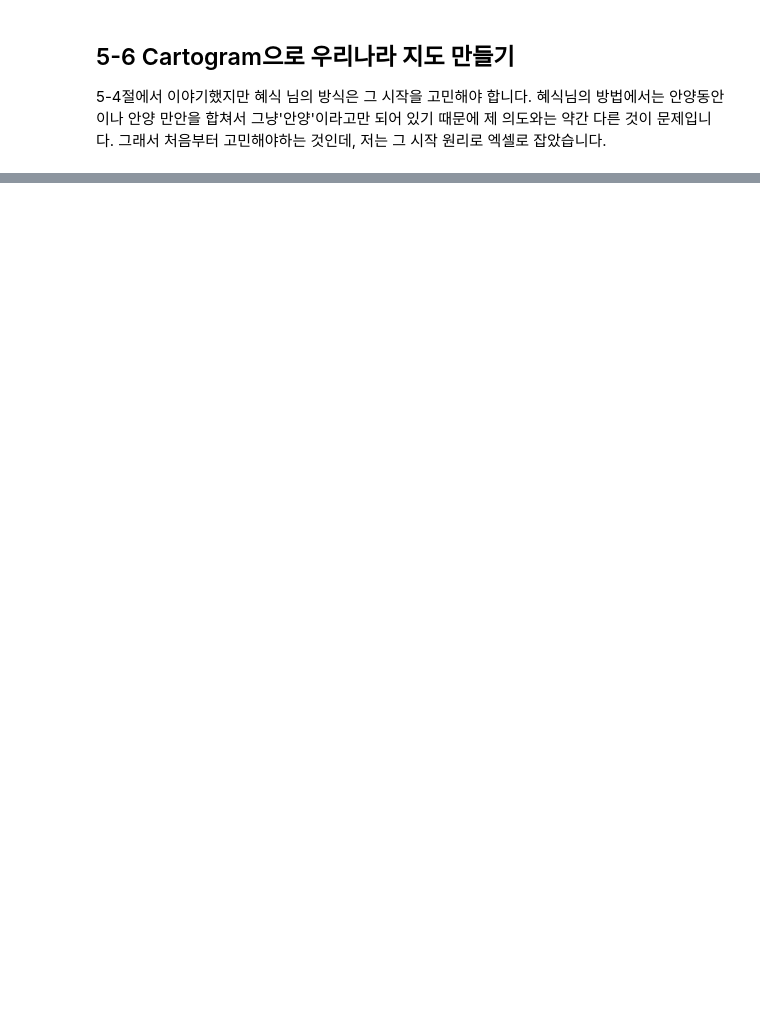
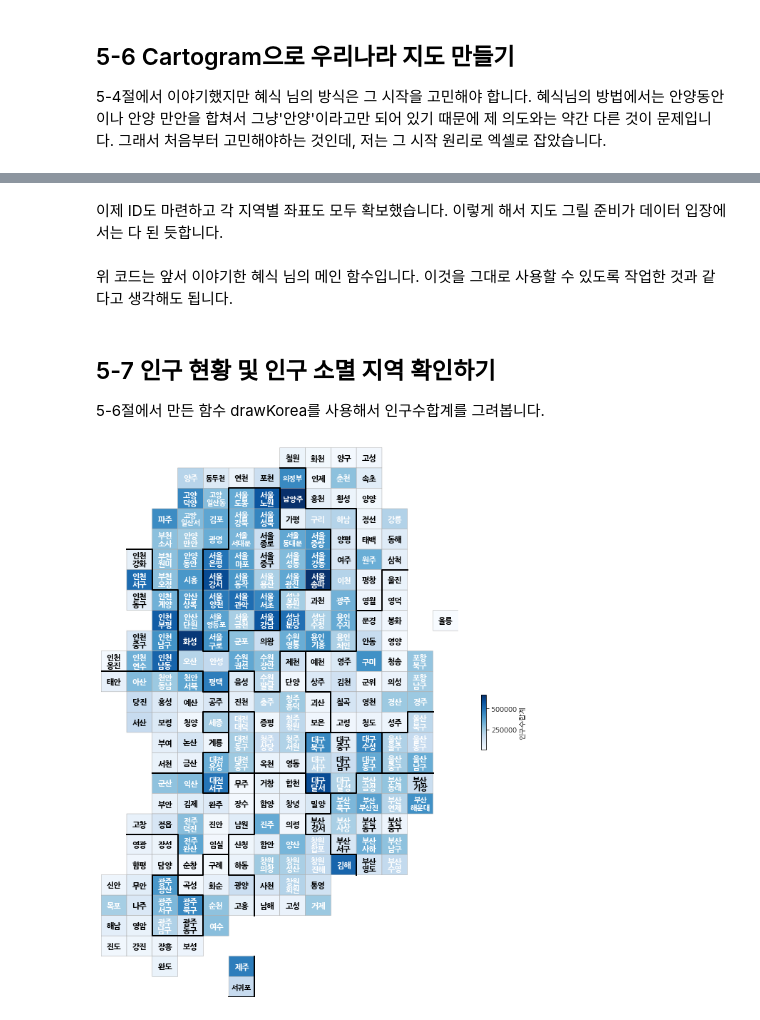
Before and after one commit to choiuikang/data_python, a Jupyter notebook: chapter-5.ipynb, the cells around one changed output, grey strips where cells are left out. Cells and saved outputs as stored; diff of their text form; code cells hidden in the pictures; blank space fills up the shorter version.

```diff
--- a/chapter-5.ipynb
+++ b/chapter-5.ipynb
@@ -367,0 +419,25 @@ pop.head()
+# %%
+BORDER_LINES = [
+    [(5, 1), (5,2), (7,2), (7,3), (11,3), (11,0)], # 인천
+    [(5,4), (5,5), (2,5), (2,7), (4,7), (4,9), (7,9),
+     (7,7), (9,7), (9,5), (10,5), (10,4), (5,4)], # 서울
+    [(1,7), (1,8), (3,8), (3,10), (10,10), (10,7),
+     (12,7), (12,6), (11,6), (11,5), (12, 5), (12,4),
+     (11,4), (11,3)], # 경기도
+    [(8,10), (8,11), (6,11), (6,12)], # 강원도
+    [(12,5), (13,5), (13,4), (14,4), (14,5), (15,5),
+     (15,4), (16,4), (16,2)], # 충청북도
+    [(16,4), (17,4), (17,5), (16,5), (16,6), (19,6),
+     (19,5), (20,5), (20,4), (21,4), (21,3), (19,3), (19,1)], # 전라북도
+    [(13,5), (13,6), (16,6)], # 대전시
+    [(13,5), (14,5)], #세종시
+    [(21,2), (21,3), (22,3), (22,4), (24,4), (24,2), (21,2)], #광주
+    [(20,5), (21,5), (21,6), (23,6)], #전라남도
+    [(10,8), (12,8), (12,9), (14,9), (14,8), (16,8), (16,6)], #충청북도
+    [(14,9), (14,11), (14,12), (13,12), (13,13)], #경상북도
+    [(15,8), (17,8), (17,10), (16,10), (16,11), (14,11)], #대구
+    [(17,9), (18,9), (18,8), (19,8), (19,9), (20,9), (20,10), (21,10)], #부산
+    [(16,11), (16,13)], #울산
+#     [(9,14), (9,15)],
+    [(27,5), (27,6), (25,6)],
+]
@@ -367,0 +486,8 @@ pop.head()
+# %%
+tmp_list = list(set(pop['ID'].unique()) - set(draw_korea['ID'].unique()))
+
+for tmp in tmp_list:
+    pop = pop.drop(pop[pop['ID']==tmp].index)
+
+print(set(pop['ID'].unique()) - set(draw_korea['ID'].unique()))
+set()
@@ -367,0 +499,4 @@ pop.head()
+# %%
+pop = pd.merge(pop, draw_korea, how='left', on=['ID'])
+
+pop.head()
@@ -367,0 +510,2 @@ pop.head()
+# %% [markdown]
+이제 ID도 마련하고 각 지역별 좌표도 모두 확보했습니다. 이렇게 해서 지도 그릴 준비가 데이터 입장에서는 다 된 듯합니다.
@@ -367,0 +568,9 @@ pop.head()
+# %% [markdown]
+위 코드는 앞서 이야기한 혜식 님의 메인 함수입니다. 이것을 그대로 사용할 수 있도록 작업한 것과 같다고 생각해도 됩니다.
+# %% [markdown]
+## 5-7 인구 현황 및 인구 소멸 지역 확인하기
+5-6절에서 만든 함수 drawKorea를 사용해서 인구수합계를 그려봅니다.
+# %%
+drawKorea('인구수합계', pop, 'Blues')
+# %% [output]
+[figure, added]
```
Also changed, not shown: parts of 23 cells of this notebook.
